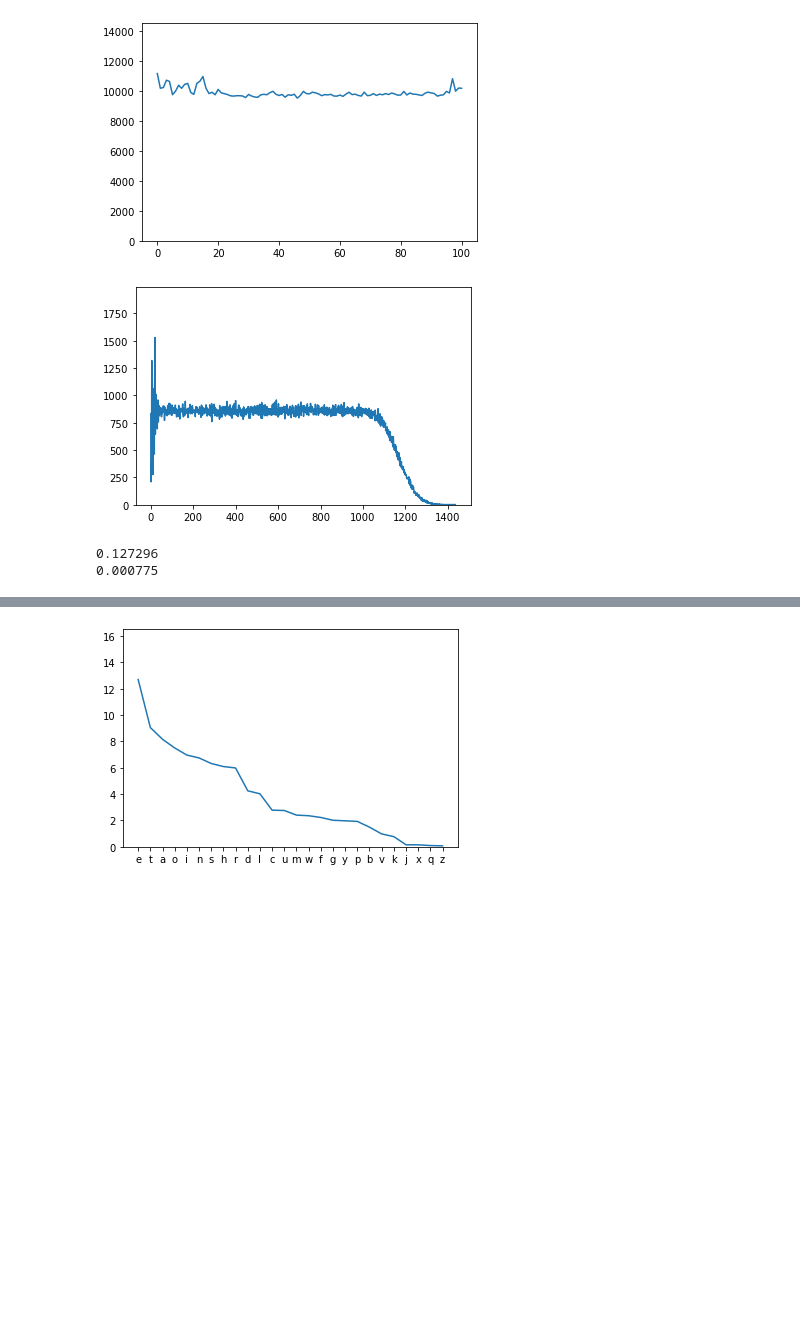
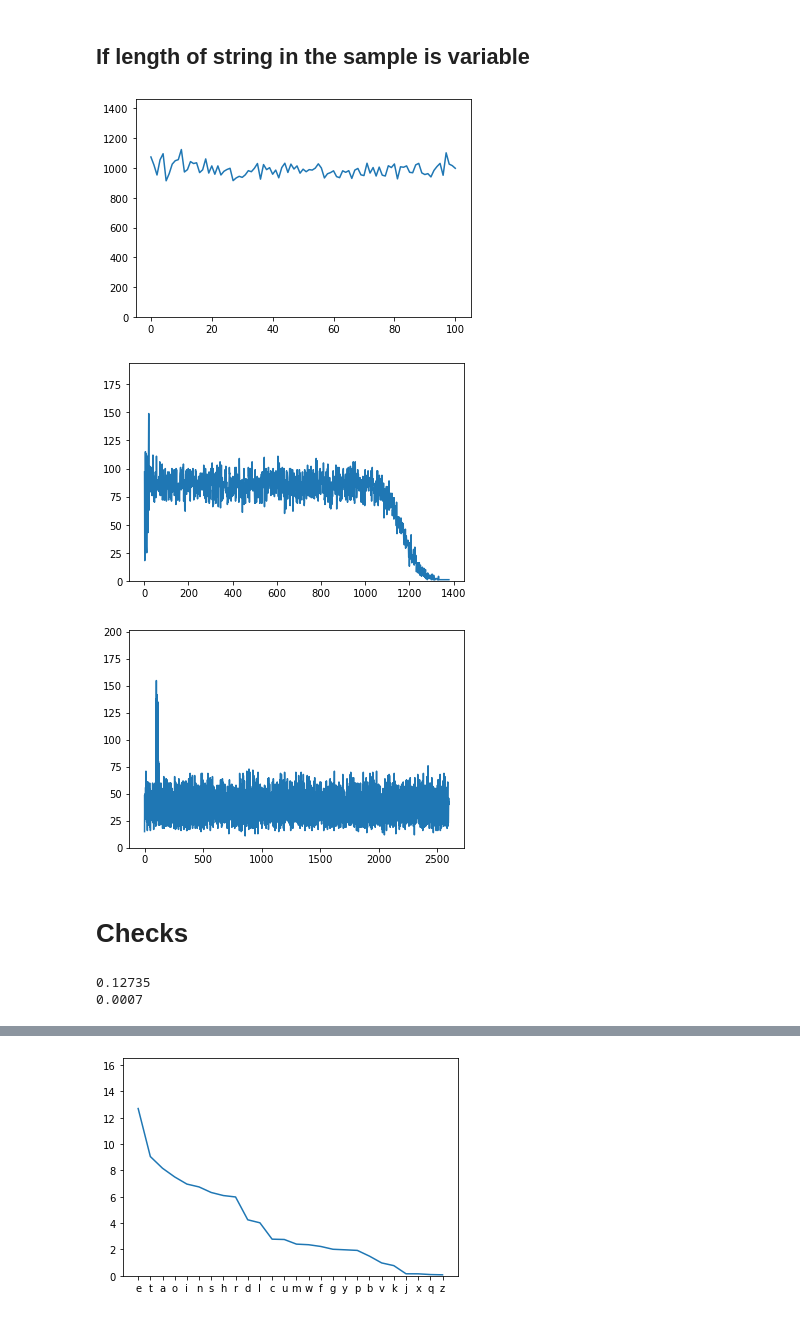
Before and after one commit to NandigamCharan/Leetcode, a Jupyter notebook: insights/Rabin Karp.ipynb, the cells around one changed output, grey strips where cells are left out. Drawn from its saved outputs; the diff is of its cells as text; code cells hidden in the pictures; blank space fills up the shorter version.

```diff
--- a/insights/Rabin Karp.ipynb
+++ b/insights/Rabin Karp.ipynb
@@ -9,6 +10,6 @@ import numpy as np
 # %%
 def hash(b):
-    prime = 101
+    prime = 101              # The Wikipedia's "ideal" hash function
     basenum = 128
     h = 0
     for i in b:
@@ -16,7 +17,15 @@ def hash(b):
     return (h + prime) % prime
 
 def sum(b):
-    h = 0
+    h = 0                    # what happens, if we just addup
     for i in b:
         h += ord(i) - 96
     return h
+
+def bighash(b):
+    prime = 2600             # what happens, if prime is very big relatively...
+    basenum = 128
+    h = 0
+    for i in b:
+        h = (((h + prime) * basenum) + ord(i)) % prime
+    return (h + prime) % prime
@@ -52,3 +58,12 @@ random_sample(size, hash_uniform, sum_uniform, n)
+# %%
+# For fixed length
+size = 100000
+n = 100
+
+words = word_gen(size, n)
+hash_uniform = sample(hash, words)
+sum_uniform = sample(sum, words)
+big_uniform = sample(bighash, words)
 # %%
 plot(hash_uniform)
 plot(sum_uniform)
@@ -69,6 +93,6 @@ plot(sum_uniform_random)
 # %%
-# Adjusted to zif's law
-def random_sample_zif(size, hash_table, sum_table, n = 0, random_length=False):
+
+def zif_gen(size, n = 0, random_length=False):
     # key/val pairs, ascii code / prob, this  the probability distribution
     freq = OrderedDict({101: 0.12702, 116: 0.09055999999999999, 97: 0.08166999999999999,
                         111: 0.07507, 105: 0.06966, 110: 0.06749, 115: 0.06326999999999999,
@@ -86,13 +110,4 @@ def random_sample_zif(size, hash_table, sum_table, n = 0, random_length=False):
         chars = list(np.random.choice(list(freq.keys()), p = prb, size = str_len))
         x = "".join([chr(i) for i in chars])
         words.append(x)
-
-        h = hash(x)
-        if h not in hash_table:
-            hash_table[h] = 0
-        hash_table[h] += 1
-        s = sum(x)
-        if s not in sum_table:
-            sum_table[s] = 1
-        sum_table[s] += 1
     return words
@@ -113,23 +130,35 @@ words = random_sample_zif(size, hash_zif_random, sum_zif_random, random_length=T
+# %% [markdown]
+## If length of string in the sample is variable
+# %%
+zif_random = zif_gen(size, random_length=True)
+
+hash_zif_random = sample(hash, zif_random)
+sum_zif_random = sample(sum, zif_random)
+big_zif_random = sample(bighash, zif_random)
 # %%
 plot(hash_zif_random)
 plot(sum_zif_random)
+plot(big_zif_random)
 # %% [output]
-[figure, old version]
+[figure, new version]
-[figure, old version]
+[figure, new version]
+[figure, added]
+# %% [markdown]
+# Checks
 # %%
-# random_sample_zif() is working ✅
+# zif_gen() is working ✅
 
 e = z = 0
-for i in words:
+for i in zif_words:
     if i[0] == "e":
         e += 1
     if i[0] == "z":
         z += 1
-print(e / len(words))
-print(z / len(words))
+print(e / len(zif_words))
+print(z / len(zif_words))
 # %% [output]
-0.127296
-0.000775
+0.12735
+0.0007
 # %%
 # For future reference
 
```
Also changed, not shown: parts of 19 cells of this notebook.
